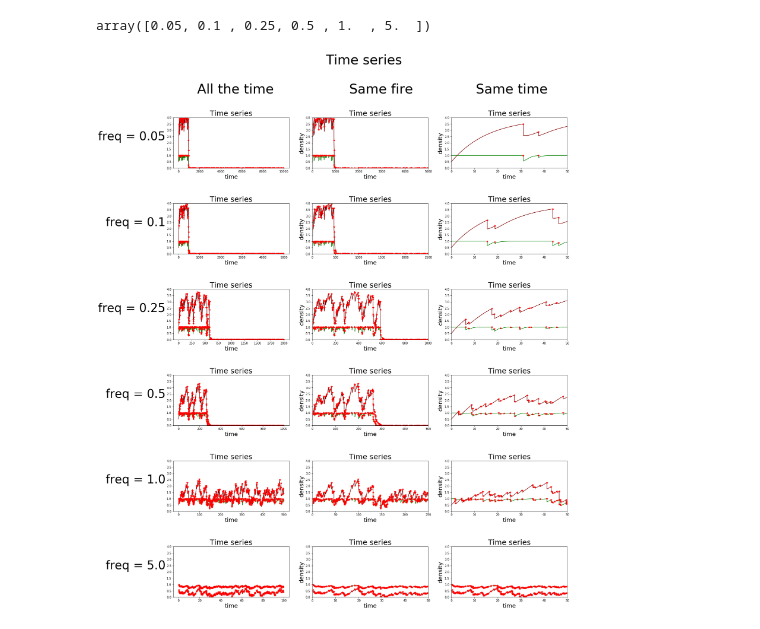
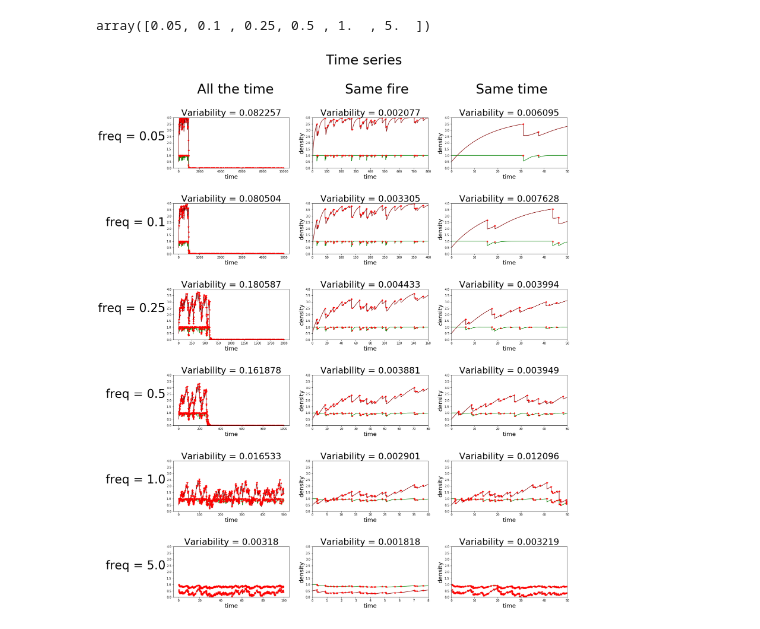
Before and after one commit to cavaillesj/-ecosystem_behavior, a Jupyter notebook: Variability VS frequency model 3 param.ipynb, the cells around one changed output. Cells and saved outputs as stored; diff of their text form; code cells hidden in the pictures.

Commit message:
varibility vs frequency for all time, same fire, same time

```diff
--- a/Variability VS frequency model 3 param.ipynb
+++ b/Variability VS frequency model 3 param.ipynb
@@ -738,12 +738,18 @@ Fire_param = {"model": "coupled",
 # %%
 Osave = generation_sol(Ratio, Freq)
 # %%
-limiteur = 50
+limiteur = 8
+limiteur_commun = 50
 nbre_row = len(Ratio)
+
+
+Var_all = np.zeros(len(Ratio))
+Var_same_fire = np.zeros_like(Var_all)
+Var_same_time = np.zeros_like(Var_all)
 
 #plt.figure(figsize = (25, 5*nbre_row))
 fig, axes = plt.subplots(nbre_row, 3, figsize = (24, 5*nbre_row))
-plt.suptitle("Time series\n\n    All the time                  Same fire               Same time\n\n\n", fontsize = 45)
+plt.suptitle("Time series\n\n    All the time                 Same fire                Same time\n\n\n\n", fontsize = 45)
 
 #plt.text(x= 0.5, y=0.95, s="All the time\t\tSame fire\t\tSame time", fontsize = 35)
 #plt.text(x= 0.5, y=1, s="All the time", fontsize = 35, transform=fig.transFigure)
@@ -759,32 +765,38 @@ plt.suptitle("Time series\n\n    All the time                  Same fire
 for i, (ratio, freq) in enumerate(zip(Ratio, Freq)):
     #axes[i][0].set_ylabel("freq = "+str(freq))
 
     #plt.text(x=-160, y=-5, s="freq = "+str(freq), fontsize = 30)
     plt.subplot(nbre_row, 3, 3*i+1)
     #    plt.text(x=-50, y=2, s="freq = "+str(freq), fontsize = 30)
     Osave[i].plot_time_series(generation=False, show=False, legend = False)
     plt.ylabel("freq = "+str(freq), fontsize = 40, rotation=0, horizontalalignment = "right")
     plt.ylim(top = 4)
+    Var_all[i] = np.var(Osave[i].N)
+    plt.title("Variability = "+str(round(Var_all[i], 6)), fontsize = 30)
     #plt.title("\nfreq = "+str(freq), fontsize = 21)
 
 
     plt.subplot(nbre_row, 3, 3*i+2)
     Osave[i].plot_time_series(generation=False, show=False, legend = False)
     plt.ylim(top = 4.)
     plt.xlim(0, limiteur * ratio)
    # plt.title("\nfreq = "+str(freq), fontsize = 21)
+    Var_same_fire[i] = np.var(Osave[i].N[Osave[i].Time<limiteur * ratio])
+    plt.title("Variability = "+str(round(Var_same_fire[i], 6)), fontsize = 30)
 
 
     plt.subplot(nbre_row, 3, 3*i+3)
     Osave[i].plot_time_series(generation=False, show=False, legend = False)
     plt.ylim(top = 4.)
-    plt.xlim(0, 50)
+    plt.xlim(0, limiteur_commun)
+    Var_same_time[i] = np.var(Osave[i].N[Osave[i].Time<limiteur_commun])
+    plt.title("Variability = "+str(round(Var_same_time[i], 6)), fontsize = 30)
   #  plt.title("\nfreq = "+str(freq), fontsize = 21)
 
 
 plt.subplots_adjust(wspace=0.2, hspace=0.7)
 #fig.tight_layout()
 
 plt.show()
 # %% [output]
-[figure, old version]
+[figure, new version]
```
Also changed, not shown: parts of 1 cell of this notebook, 1 other file.
